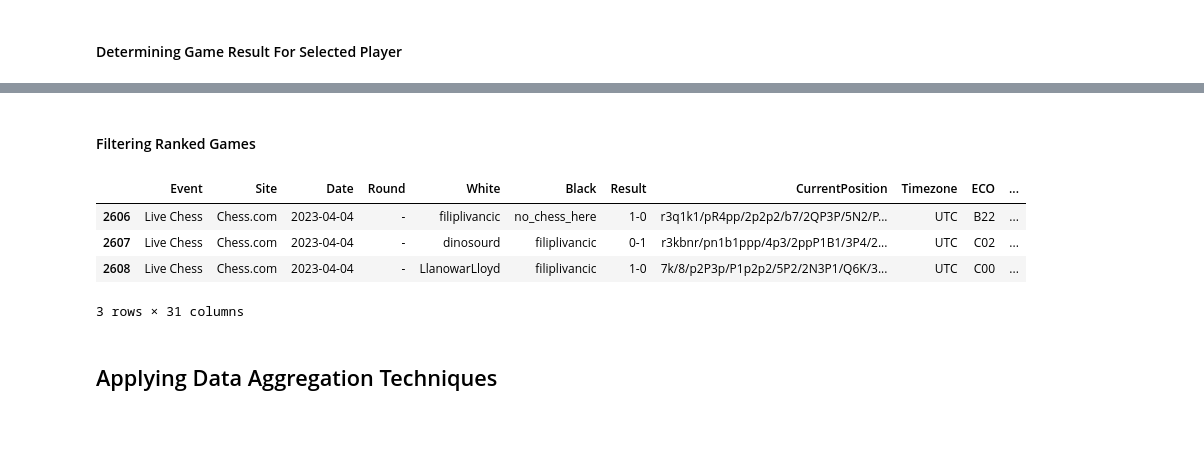
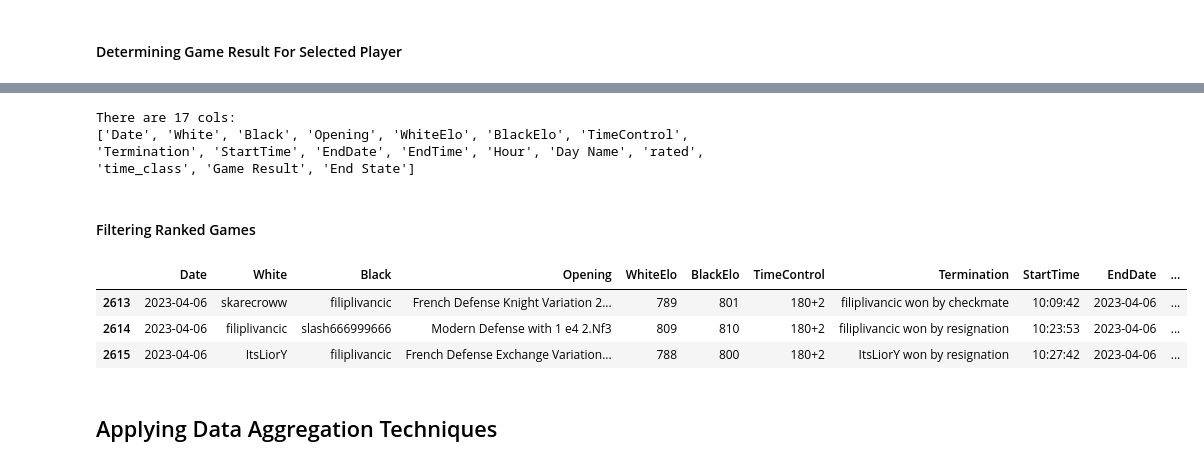
Before and after one commit to Filpill/chess_analysis, a Jupyter notebook: chess_analysis_v2.ipynb, the cells around one changed output, grey strips where cells are left out. Saved outputs shown, nothing was run; the diff lists cells and outputs as text; code cells hidden in the pictures; blank space fills up the shorter version.

```diff
--- a/chess_analysis_v2.ipynb
+++ b/chess_analysis_v2.ipynb
@@ -261,31 +261,56 @@ There are 31 cols:
 ['Event', 'Site', 'Date', 'Round', 'White', 'Black', 'Result', 'CurrentPosition', 'Timezone', 'ECO', 'Opening', 'UTCDate', 'UTCTime', 'WhiteElo', 'BlackElo', 'TimeControl', 'Termination', 'StartTime', ...
+# %%
+curated_columns = [
+    'Date',
+    'White',
+    'Black',
+    'Opening',
+    'WhiteElo',
+    'BlackElo',
+    'TimeControl',
+    'Termination',
+    'StartTime',
+    'EndDate',
+    'EndTime',
+    'Hour',
+    'Day Name',
+    'rated',
+    'time_class',
+    'Game Result',
+    'End State'
+]
+
+df_curated = df_original[curated_columns]
+print(f'There are {df_curated.shape[1]} cols:\n{list(df_curated.columns)}')
+# %% [output]
+There are 17 cols:
+['Date', 'White', 'Black', 'Opening', 'WhiteElo', 'BlackElo', 'TimeControl', 'Termination', 'StartTime', 'EndDate', 'EndTime', 'Hour', 'Day Name', 'rated', 'time_class', 'Game Result', 'End State']
 # %% [markdown]
 #### Filtering Ranked Games
 # %%
 # Filtering Down to Rated Games to specific time classifications
-df_blitz_600 = df_original.loc[
-                                    (df_original['time_class']=='blitz')
-                                  & (df_original['TimeControl']=='600')
-                                  & (df_original['rated'] == True)
+df_blitz_600 = df_curated.loc[
+                                    (df_curated['time_class']=='blitz')
+                                  & (df_curated['TimeControl']=='600')
+                                  & (df_curated['rated'] == True)
                                   ]
 
-df_blitz_180_2 = df_original.loc[
-                                    (df_original['time_class']=='blitz')
-                                  & (df_original['TimeControl']=='180+2')
-                                  & (df_original['rated'] == True)
+df_blitz_180_2 = df_curated.loc[
+                                    (df_curated['time_class']=='blitz')
+                                  & (df_curated['TimeControl']=='180+2')
+                                  & (df_curated['rated'] == True)
                                   ]
 
-df_blitz = df_original.loc[
-                                    (df_original['time_class']=='blitz')
-                                  & (df_original['rated'] == True)
+df_blitz = df_curated.loc[
+                                    (df_curated['time_class']=='blitz')
+                                  & (df_curated['rated'] == True)
                                   ]
 df_blitz[-3:]
 # %% [output]
-|  | Event | Site | Date | Round | White | Black | Result | CurrentPosition | Timezone | ECO | ... |
-| 2606 | Live Chess | Chess.com | 2023-04-04 | - | filiplivancic | no_chess_here | 1-0 | r3q1k1/pR4pp/2p2p2/b7/2QP3P/5N2/P... | UTC | B22 | ... |
-| 2607 | Live Chess | Chess.com | 2023-04-04 | - | dinosourd | filiplivancic | 0-1 | r3kbnr/pn1b1ppp/4p3/2ppP1B1/3P4/2... | UTC | C02 | ... |
-| 2608 | Live Chess | Chess.com | 2023-04-04 | - | LlanowarLloyd | filiplivancic | 1-0 | 7k/8/p2P3p/P1p2p2/5P2/2N3P1/Q6K/3... | UTC | C00 | ... |
+|  | Date | White | Black | Opening | WhiteElo | BlackElo | TimeControl | Termination | StartTime | EndDate | ... |
+| 2613 | 2023-04-06 | skarecroww | filiplivancic | French Defense Knight Variation 2... | 789 | 801 | 180+2 | filiplivancic won by checkmate | 10:09:42 | 2023-04-06 | ... |
+| 2614 | 2023-04-06 | filiplivancic | slash666999666 | Modern Defense with 1 e4 2.Nf3 | 809 | 810 | 180+2 | filiplivancic won by resignation | 10:23:53 | 2023-04-06 | ... |
+| 2615 | 2023-04-06 | ItsLiorY | filiplivancic | French Defense Exchange Variation... | 788 | 800 | 180+2 | ItsLiorY won by resignation | 10:27:42 | 2023-04-06 | ... |
-3 rows × 31 columns
 # %% [markdown]
 ## Applying Data Aggregation Techniques
 # %%
```
Also changed, not shown: parts of 7 cells of this notebook.
